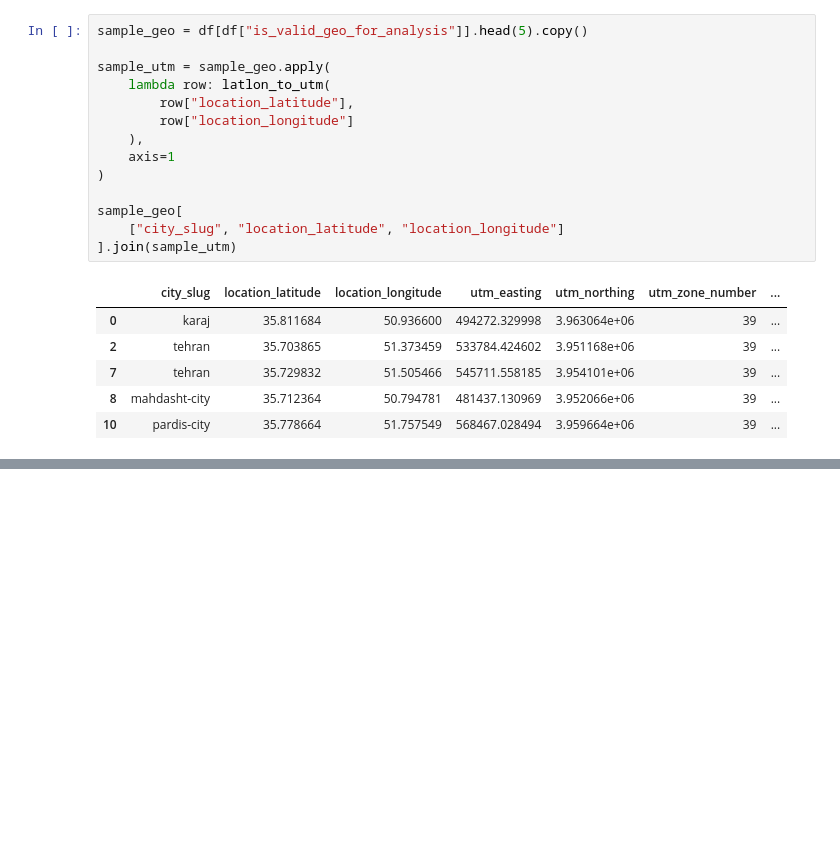
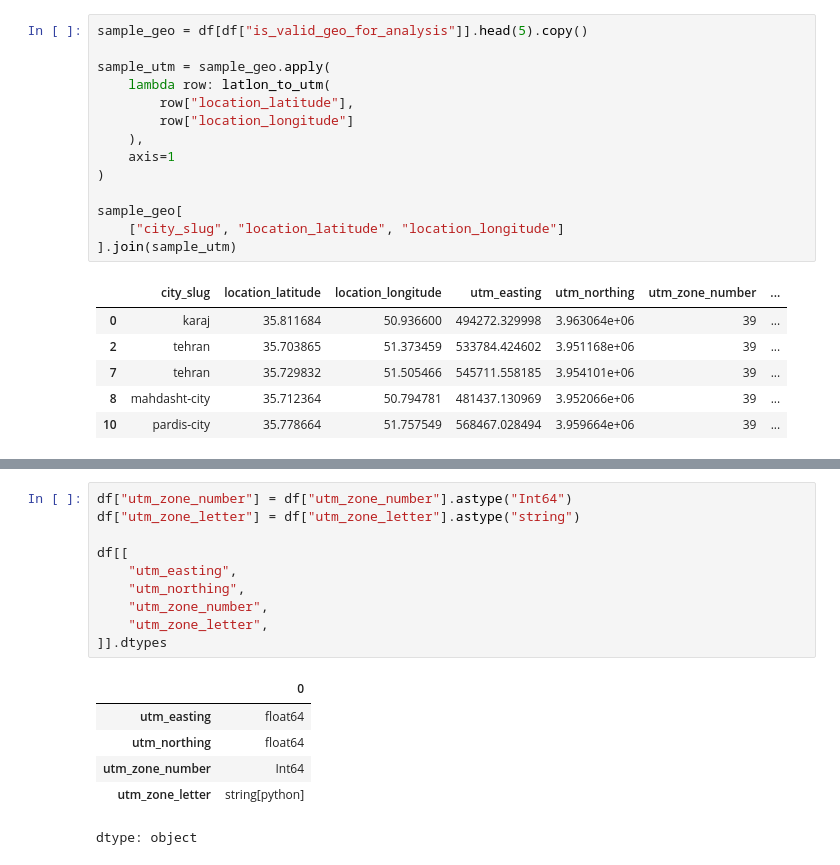
Before and after one commit to AliRaddman/divar-ml-project, a Jupyter notebook: notebooks/work/prep_geo_ali.ipynb, the cells around one changed output, grey strips where cells are left out. Drawn from its saved outputs; the diff is of its cells as text; blank space fills up the shorter version.

```diff
--- a/notebooks/work/prep_geo_ali.ipynb
+++ b/notebooks/work/prep_geo_ali.ipynb
@@ -366,0 +370,17 @@ df[utm_cols].isna().sum()
+# %%
+df["utm_zone_number"] = df["utm_zone_number"].astype("Int64")
+df["utm_zone_letter"] = df["utm_zone_letter"].astype("string")
+
+df[[
+    "utm_easting",
+    "utm_northing",
+    "utm_zone_number",
+    "utm_zone_letter",
+]].dtypes
+# %% [output]
+|  | 0 |
+| utm_easting | float64 |
+| utm_northing | float64 |
+| utm_zone_number | Int64 |
+| utm_zone_letter | string[python] |
+dtype: object
```
Also changed, not shown: parts of 14 cells of this notebook.
